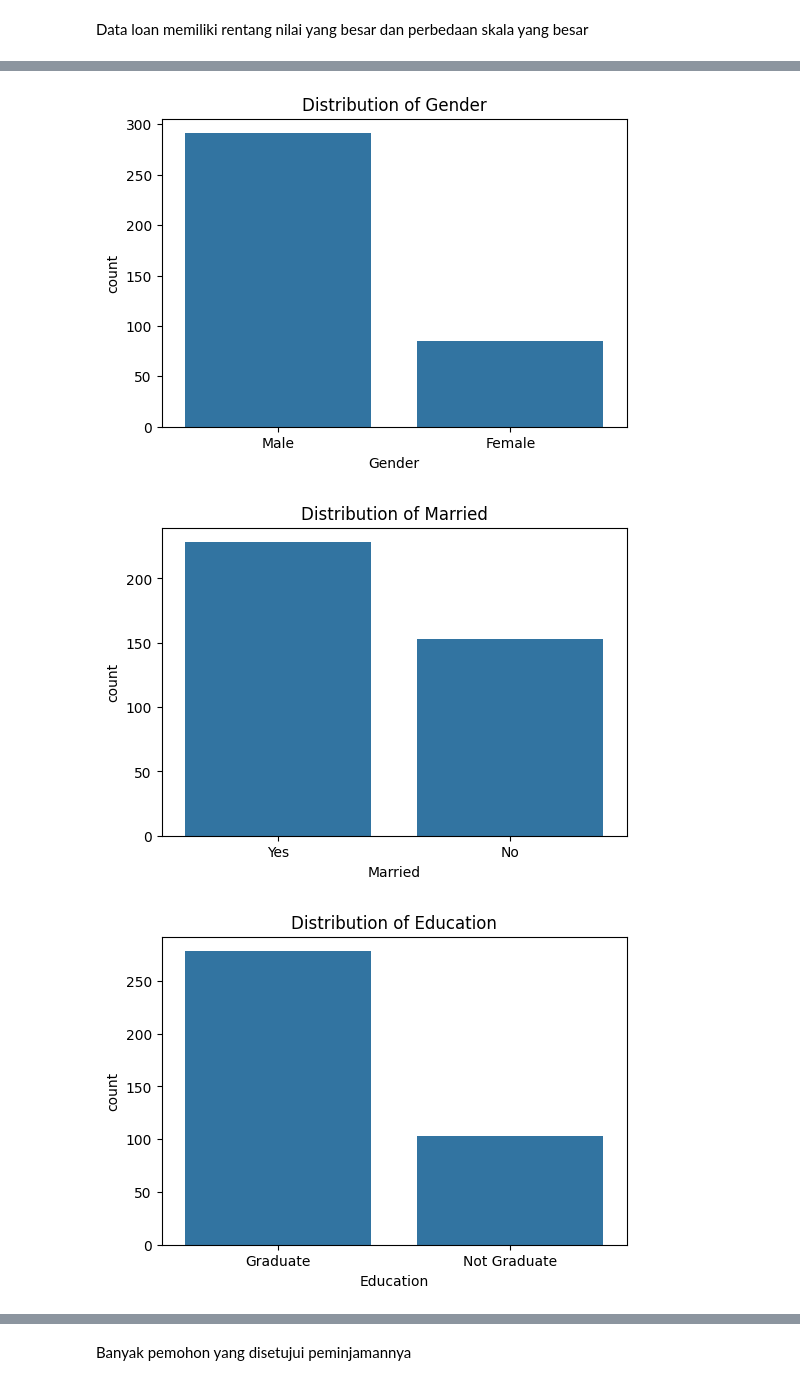
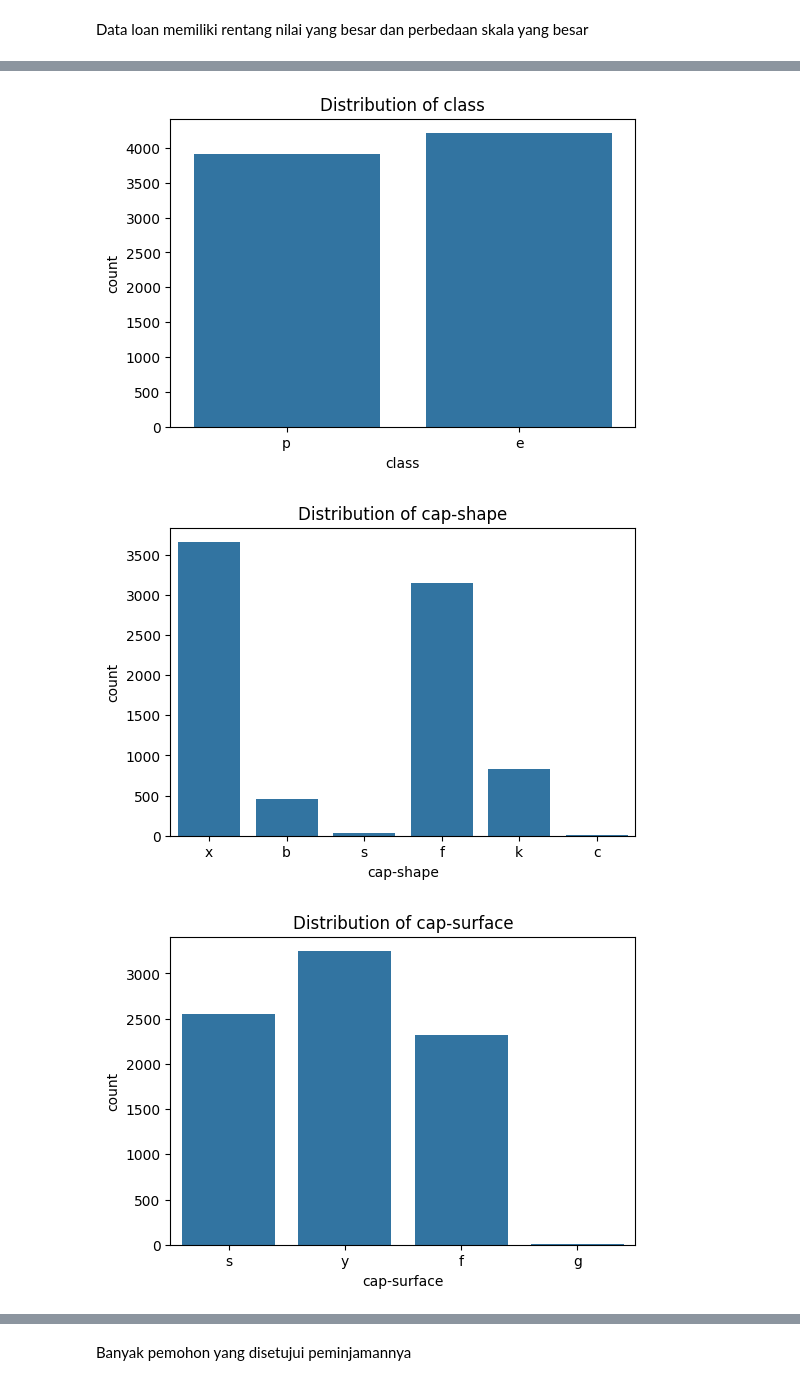
Before and after one commit to izamrosiawan/ss-code-semester-3, a Jupyter notebook: infrastruktur-dan-platform-untuk-sains-data/minggu-7/posttest/post test.ipynb, the cells around one changed output, grey strips where cells are left out. Saved outputs shown, nothing was run; the diff lists cells and outputs as text; code cells hidden in the pictures.

```diff
--- a/infrastruktur-dan-platform-untuk-sains-data/minggu-7/posttest/post test.ipynb
+++ b/infrastruktur-dan-platform-untuk-sains-data/minggu-7/posttest/post test.ipynb
@@ -16,6 +16,6 @@ from sklearn.preprocessing import MinMaxScaler
 from sklearn.model_selection import train_test_split
 from sklearn.metrics import accuracy_score, precision_score, recall_score, f1_score, confusion_matrix
 # %%
-df=pd.read_csv('dataset/loan_data.csv')
+df = pd.read_csv('mushrooms.csv')
 df
 # %% [output]
@@ -75,10 +69,11 @@ df.describe()
 # %% [markdown]
 Data loan memiliki rentang nilai yang besar dan perbedaan skala yang besar
 # %%
-columns = ['ApplicantIncome', 'CoapplicantIncome', 'LoanAmount', 'Loan_Amount_Term', 'Credit_History']
+# Menggunakan 5 kolom pertama dari dataset mushroom
+columns = df.columns[:5]
 
 for col in columns:
-    sns.histplot(df[col], bins=30, kde=True)
+    sns.countplot(x=df[col])
     plt.title(f'Distribusi {col}')
     plt.xlabel(col)
     plt.ylabel('Frequency')
@@ -92,12 +87,13 @@ for col in columns:
 # %%
-categorical = ['Gender', 'Married', 'Education', 'Self_Employed', 'Property_Area', 'Dependents', 'Credit_History']
+# Use the first 5 columns of the mushroom dataset as categorical variables
+categorical = df.columns[:5]
 
 for col in categorical:
     plt.figure(figsize=(6, 4))
     sns.countplot(x=col, data=df)
     plt.title(f'Distribution of {col}')
     plt.show()
 # %% [output]
-[figure, old version]
+[figure, new version]
-[figure, old version]
+[figure, new version]
-[figure, old version]
+[figure, new version]
```
Also changed, not shown: parts of 10 cells of this notebook, 1 other file.
